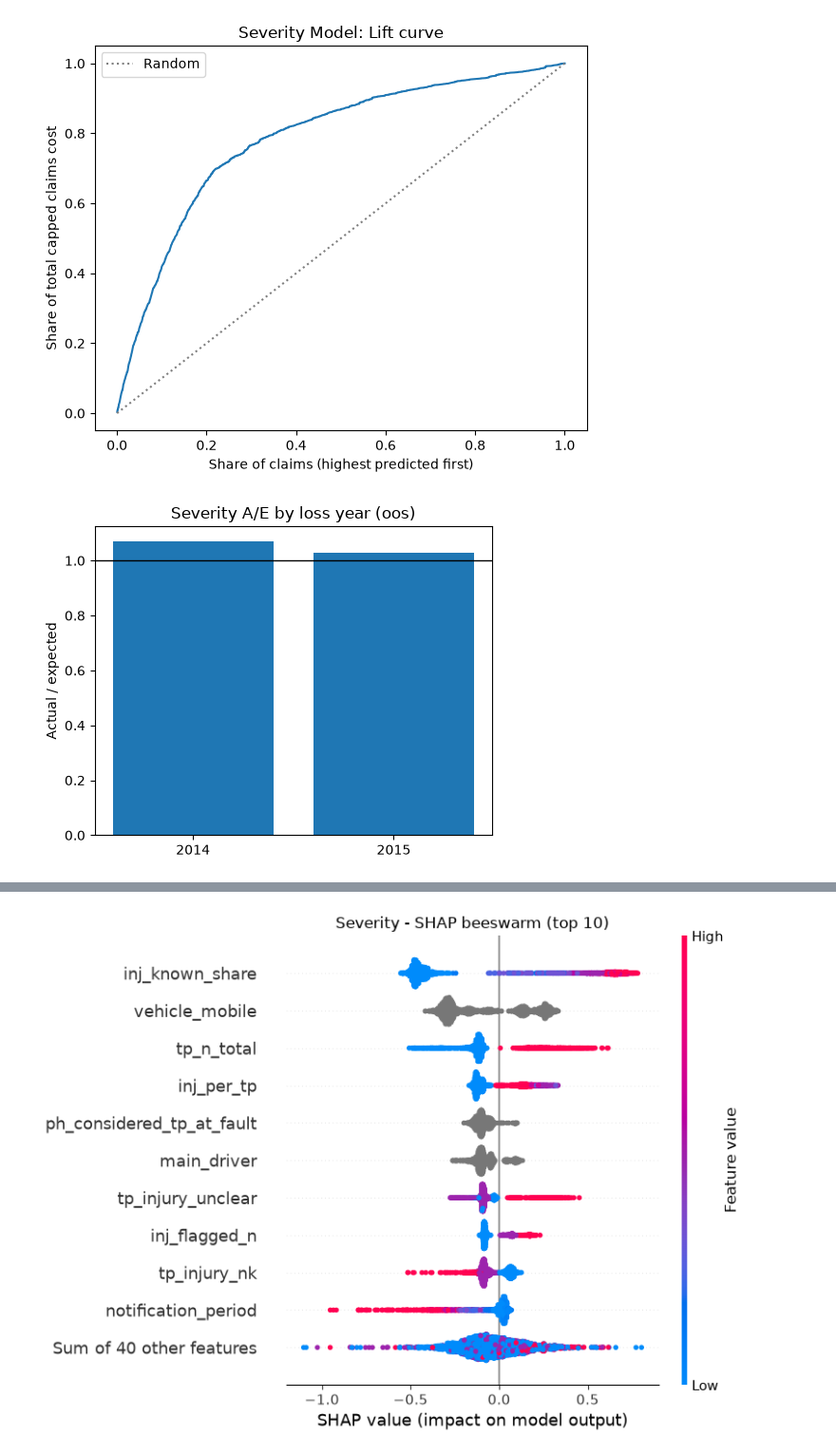
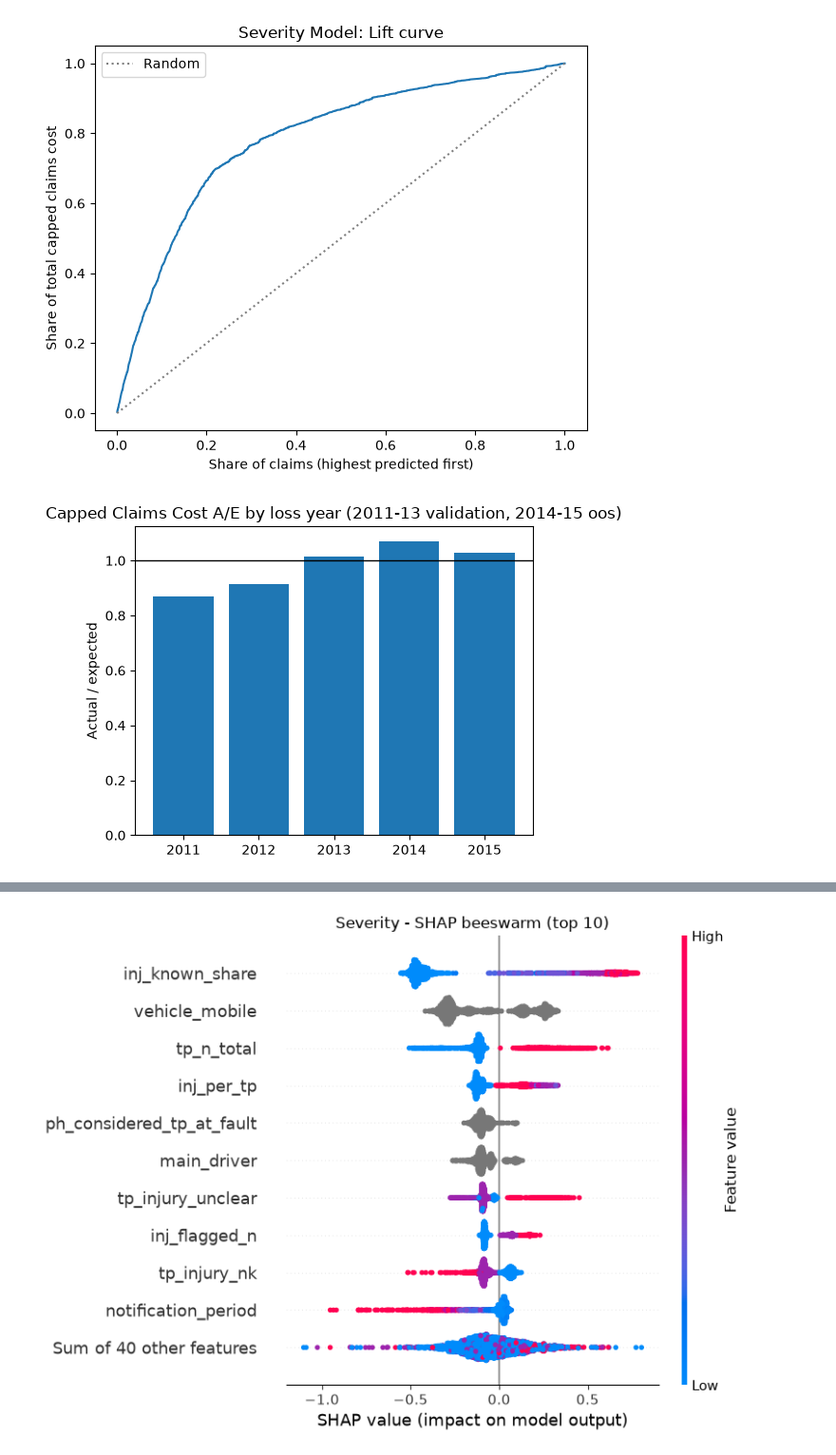
Before and after one commit to qusai238/fnol_modelling, a Jupyter notebook: notebooks/fnol_analysis.ipynb, the cells around one changed output, grey strips where cells are left out. Shown at 95% size. Drawn from its saved outputs; the diff is of its cells as text; code cells hidden in the pictures.

Commit message:
fixing sev AE by year plot

```diff
--- a/notebooks/fnol_analysis.ipynb
+++ b/notebooks/fnol_analysis.ipynb
@@ -586,9 +586,10 @@ plot_lift(oos, title="Severity Model: Lift curve");
 [figure]
 # %%
 # actual vs predicted by loss year
-plot_year_ae(year_table, "Severity A/E by loss year (oos)");
+year_table_all = get_year_ae(pd.concat([valid_pooled, oos]), config.TARGET_CAPPED, config.PRED_CAPPED_COL)
+plot_year_ae(year_table_all, "Capped Claims Cost A/E by loss year (2011-13 validation, 2014-15 oos)"); plt.show()
 # %% [output]
-[figure, old version]
+[figure, new version]
 # %%
 # distribution of actual y_capped vs pred_capped
 sns.histplot(x=oos['y_capped'], fill=True, alpha=0.5, bins=50, kde=True)
```
Also changed, not shown: parts of 1 cell of this notebook.
